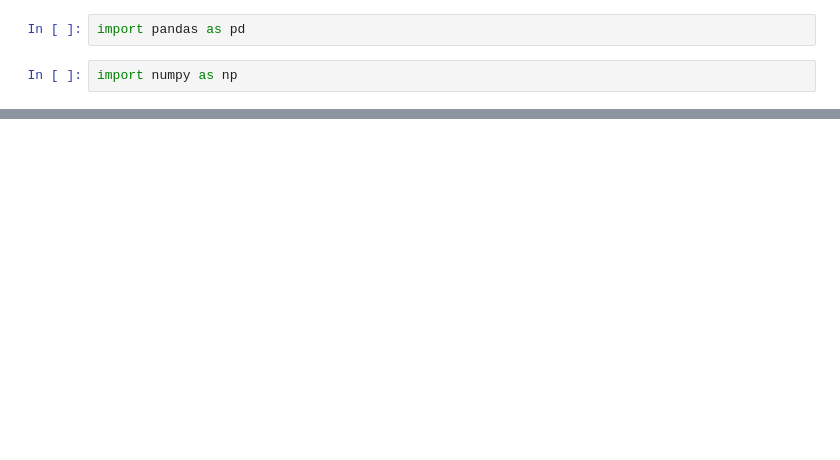
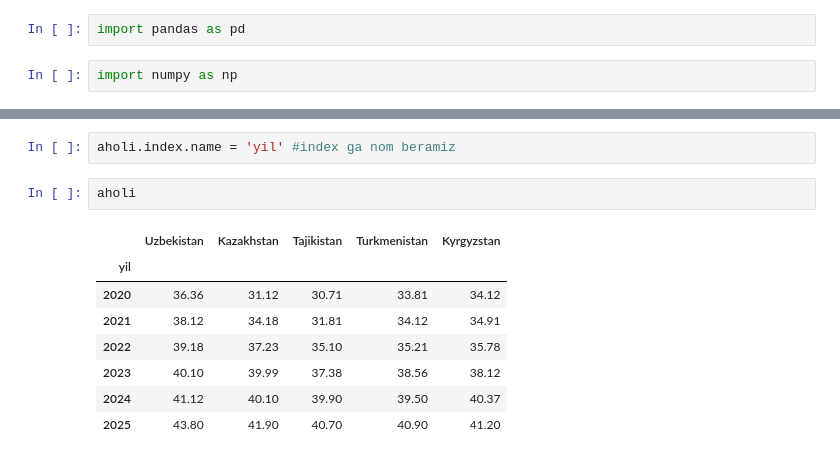
Before and after one commit to shoxruxmamitov/pandas-kutubxonasi, a Jupyter notebook: elementlarni_tanlash.ipynb, the cells around one changed output, grey strips where cells are left out. Drawn from its saved outputs; the diff is of its cells as text; blank space fills up the shorter version.

```diff
--- a/elementlarni_tanlash.ipynb
+++ b/elementlarni_tanlash.ipynb
@@ -213,0 +22,13 @@ dtype: float64
+# %%
+aholi.index.name = 'yil' #index ga nom beramiz
+# %%
+aholi
+# %% [output]
+|  | Uzbekistan | Kazakhstan | Tajikistan | Turkmenistan | Kyrgyzstan |
+| yil |  |  |  |  |  |
+| 2020 | 36.36 | 31.12 | 30.71 | 33.81 | 34.12 |
+| 2021 | 38.12 | 34.18 | 31.81 | 34.12 | 34.91 |
+| 2022 | 39.18 | 37.23 | 35.10 | 35.21 | 35.78 |
+| 2023 | 40.10 | 39.99 | 37.38 | 38.56 | 38.12 |
+| 2024 | 41.12 | 40.10 | 39.90 | 39.50 | 40.37 |
+| 2025 | 43.80 | 41.90 | 40.70 | 40.90 | 41.20 |
```
Also changed, not shown: parts of 43 cells of this notebook.
